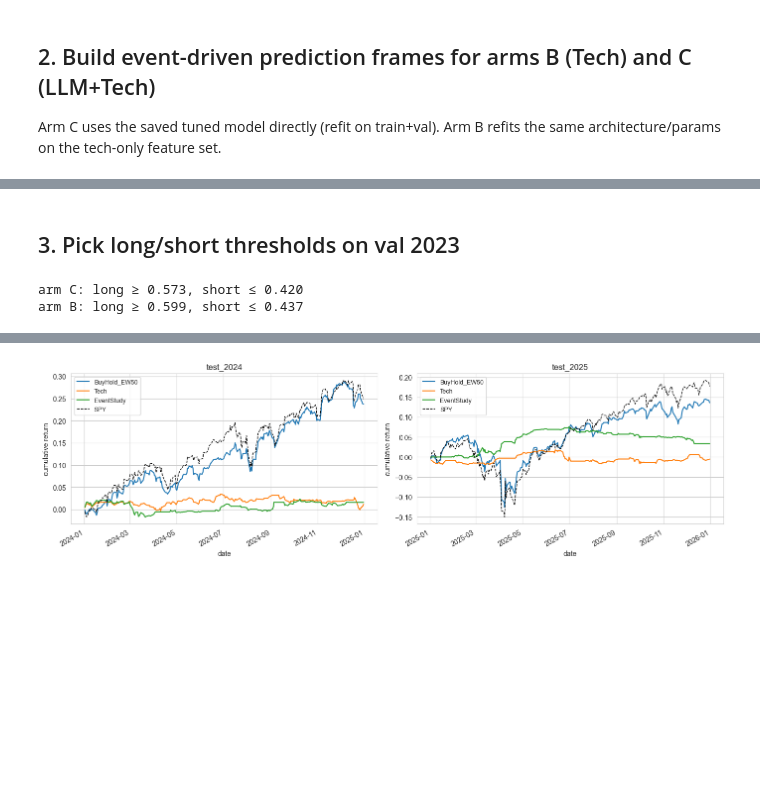
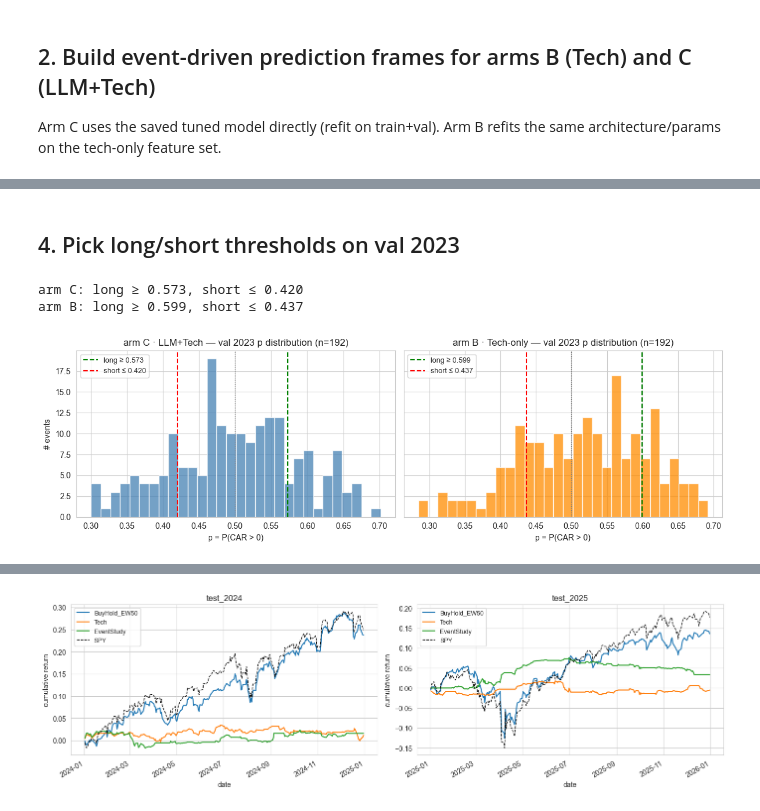
Before and after one commit to zzkai098/llm-event-study-alpha, a Jupyter notebook: notebooks/05_backtest_ablation.ipynb, the cells around one changed output, grey strips where cells are left out. Drawn from its saved outputs; the diff is of its cells as text; code cells hidden in the pictures; blank space fills up the shorter version.

```diff
--- a/notebooks/05_backtest_ablation.ipynb
+++ b/notebooks/05_backtest_ablation.ipynb
@@ -115,0 +103,22 @@ arm B: 1480 sessions  | arm C: 1480 sessions
+# %%
+# Arm C: use saved best model (RF + Optuna params, refit on train+val in NB04) as-is
+# predict_proba_safe function defined in src/llm_agent/models.py: 153
+
+assert best['name'] == 'rf', f"NB05 assumes rf winner; got {best['name']}"
+df_C['p'] = predict_proba_safe(best['model'], df_C[cols_C].values) # predict_proba_safe returns 0.5 if any error during prediction; otherwise returns predicted probability for class 1 (positive CAR)
+
+# Arm B: same RF architecture + Optuna params, refit on tech-only features (train+val)
+tech_pipe = Pipeline([
+    ('scaler', StandardScaler()),
+    ('clf', RandomForestClassifier(n_estimators=500, random_state=0, n_jobs=-1)),
+])
+tech_pipe.set_params(**{f'clf__{k}': v for k, v in best['best_params'].items()})
+
+df_B['y'] = (df_B[MAIN_WINDOW] > 0).astype(int)
+trval_B = pd.concat([split_by_period(df_B, 'train'), split_by_period(df_B, 'val')], ignore_index=True)
+tech_pipe.fit(trval_B[cols_B].values, trval_B['y'].values)
+df_B['p'] = predict_proba_safe(tech_pipe, df_B[cols_B].values)
+
+print(f"predicted probabilities: arm C (tech+LLM) vs. arm B (tech-only)")
+print(df_C['p'].describe())
+print(df_B['p'].describe())
@@ -116,5 +218,5 @@ arm B: 1480 sessions  | arm C: 1480 sessions
 # %% [markdown]
-## 3. Pick long/short thresholds on val 2023
+## 4. Pick long/short thresholds on val 2023
 # %%
 def quintile_thresholds(df, q=0.2):
     val = split_by_period(df, 'val')
@@ -128,3 +230,23 @@ print(f'arm B: long ≥ {thr_B[0]:.3f}, short ≤ {thr_B[1]:.3f}')
 # %% [output]
 arm C: long ≥ 0.573, short ≤ 0.420
 arm B: long ≥ 0.599, short ≤ 0.437
+# %%
+# Visualize val-2023 p distributions with the frozen long/short thresholds
+fig, axes = plt.subplots(1, 2, figsize=(12, 3.8), sharey=True)
+for ax, (label, df, thr, color) in zip(
+    axes,
+    [('C · LLM+Tech', df_C, thr_C, 'steelblue'),
+     ('B · Tech-only', df_B, thr_B, 'darkorange')],
+):
+    val_p = split_by_period(df, 'val')['p']
+    ax.hist(val_p, bins=30, color=color, alpha=0.75, edgecolor='white')
+    ax.axvline(thr[0], color='green', ls='--', lw=1.5, label=f'long ≥ {thr[0]:.3f}')
+    ax.axvline(thr[1], color='red',   ls='--', lw=1.5, label=f'short ≤ {thr[1]:.3f}')
+    ax.axvline(0.5, color='gray', ls=':', lw=1)
+    ax.set_title(f'arm {label} — val 2023 p distribution (n={len(val_p)})')
+    ax.set_xlabel('p = P(CAR > 0)')
+    ax.legend(fontsize=9, loc='upper left')
+axes[0].set_ylabel('# events')
+plt.tight_layout(); plt.show()
+# %% [output]
+[figure, added]
```
Also changed, not shown: parts of 38 cells of this notebook, 4 other files.
